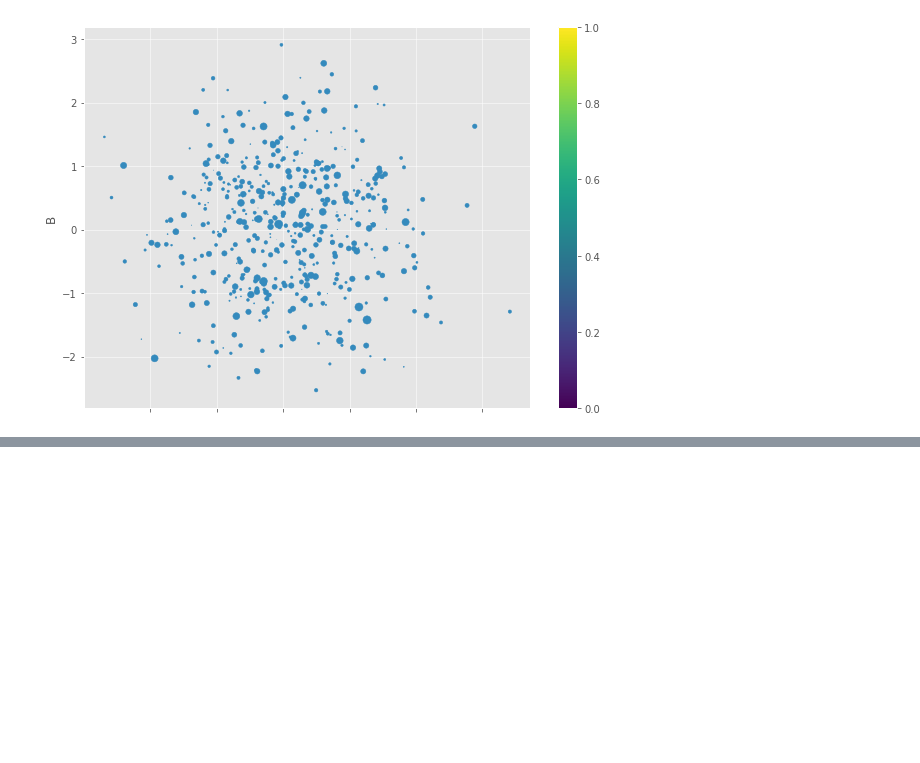
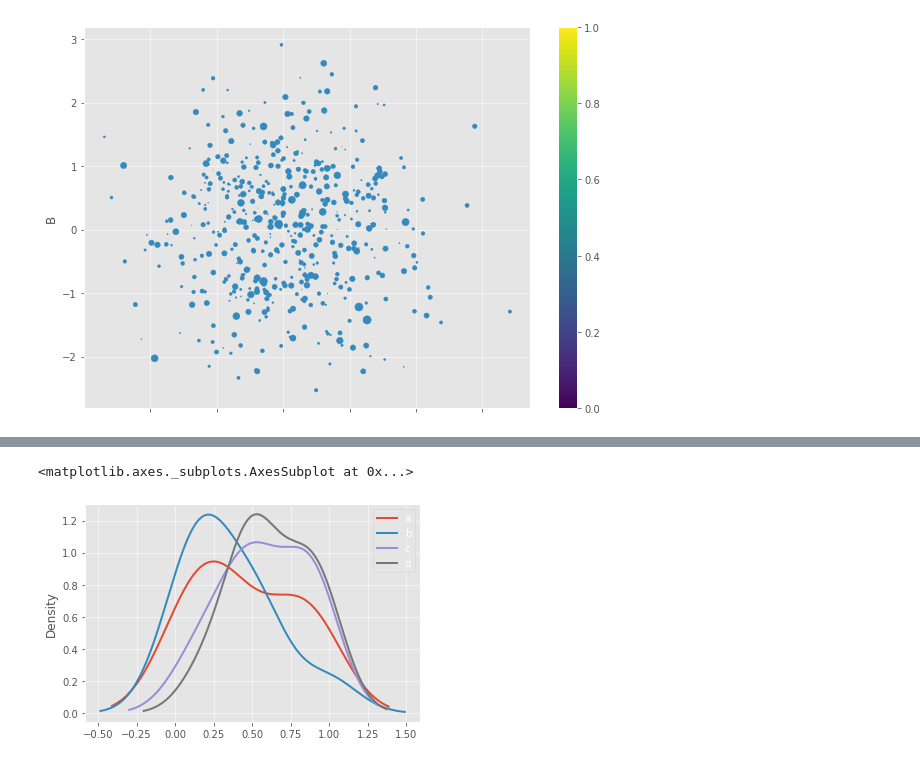
Before and after one commit to paulojuniore/DataScienceStudies, a Jupyter notebook: 3 - Visualização de Dados/Visualização de dados incorporada ao Pandas/Visualização de dados incorporada ao Pandas.ipynb, the cells around one changed output, grey strips where cells are left out. Saved outputs shown, nothing was run; the diff lists cells and outputs as text; code cells hidden in the pictures; blank space fills up the shorter version.

```diff
--- a/3 - Visualização de Dados/Visualização de dados incorporada ao Pandas/Visualização de dados incorporada ao Pandas.ipynb
+++ b/3 - Visualização de Dados/Visualização de dados incorporada ao Pandas/Visualização de dados incorporada ao Pandas.ipynb
@@ -95,0 +113,5 @@ df1.plot.scatter(x='A', y='B', s=df1['C'] * 20, figsize=(10,7), cmap='inferno')
+# %%
+df2.plot.kde()
+# %% [output]
+<matplotlib.axes._subplots.AxesSubplot at 0x...>
+[figure, added]
```
Also changed, not shown: parts of 4 cells of this notebook.
